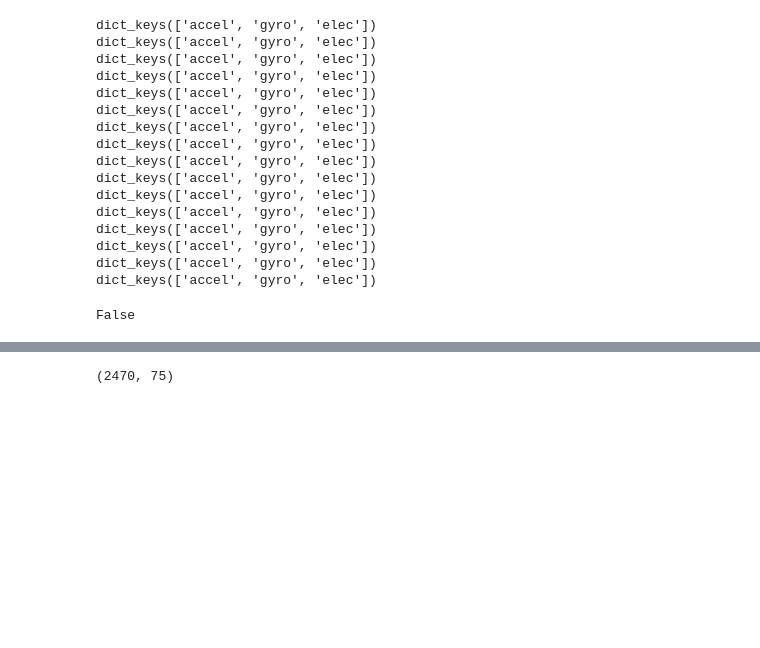
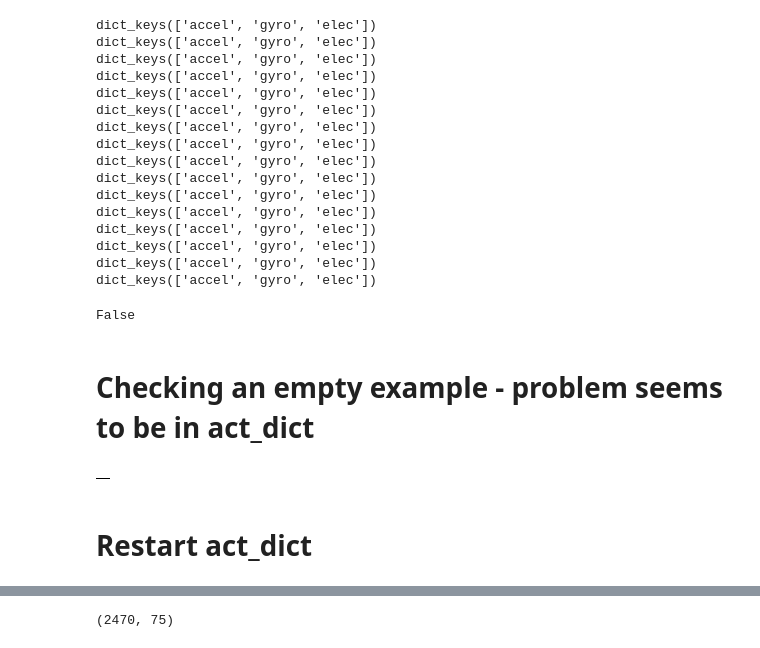
Before and after one commit to kamshee/activity-recognition-process, a Jupyter notebook: TestFeatures.ipynb, the cells around one changed output, grey strips where cells are left out. Cells and saved outputs as stored; diff of their text form; code cells hidden in the pictures; blank space fills up the shorter version.

```diff
--- a/TestFeatures.ipynb
+++ b/TestFeatures.ipynb
@@ -354,3 +353,10 @@ def aggregateAccGyroTrial(clip_data):
 not act_dict['LYING'][0]['gastrocnemius_right']['gyro'].empty
 # %% [output]
 False
+# %% [markdown]
+# Checking an empty example - problem seems to be in act_dict
+# %%
+# Why is this missing?
+act_dict['LYING'][0]['tibialis_anterior_left']['gyro']
+# %% [output]
+|  |
@@ -356,0 +365,2 @@ False
+# %% [markdown]
+# Restart act_dict
```
Also changed, not shown: parts of 27 cells of this notebook, 2 other files.
